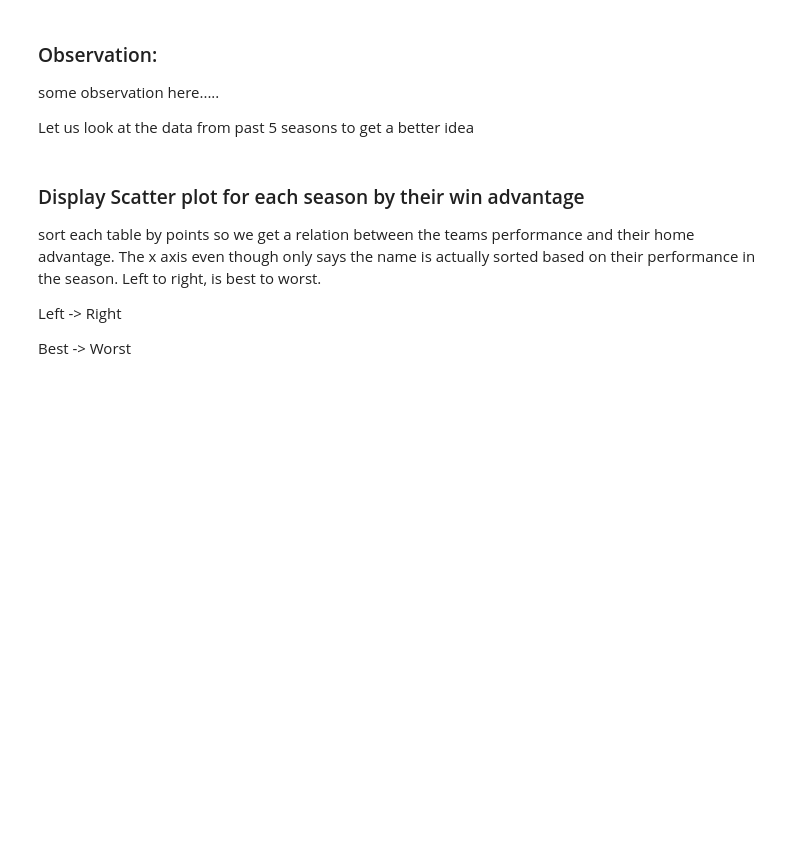
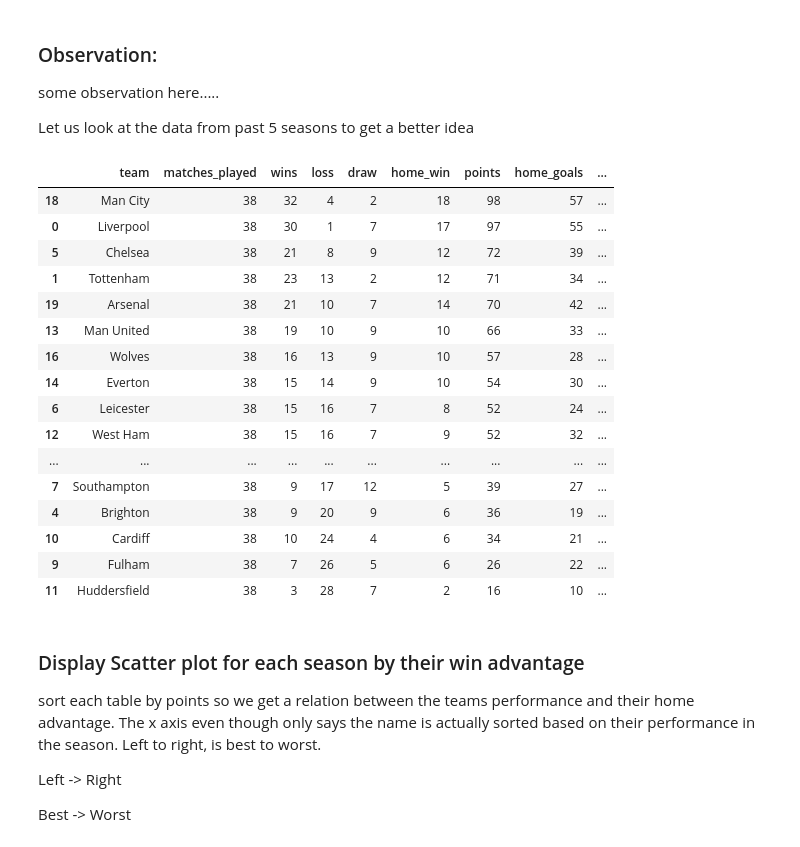
Before and after one commit to vsehgal1/320Final, a Jupyter notebook: 320Final_Project.ipynb, the cells around one changed output. Cells and saved outputs as stored; diff of their text form; code cells hidden in the pictures; blank space fills up the shorter version.

Commit message:
tables merged

```diff
--- a/320Final_Project.ipynb
+++ b/320Final_Project.ipynb
@@ -217,15 +217,39 @@ Let us look at the data from past 5 seasons to get a better idea
 # %%
 # Load data from other 4 seasons: 14-15, 15-16, 16-17, 17-18
 epl_table1415 = data_to_df(pd.read_csv('14_15_data.csv'))
 epl_table1516 = data_to_df(pd.read_csv('15_16_data.csv'))
 epl_table1617 = data_to_df(pd.read_csv('16_17_data.csv'))
 epl_table1718 = data_to_df(pd.read_csv('17_18_data.csv'))
 epl_table1819 = epl_points
 lst = [epl_table1415, epl_table1516, epl_table1617, epl_table1718]
+year = 0
+epl_table1819['year'] = [2018]*20
 for i in lst:
     i['home_win%'] = epl_points['home_win']/19
     i['total_win%'] = epl_points['wins']/epl_points['matches_played']
     i['home_advantage'] = (i['home_goals'] - i['home_goals_conceded']) /19
+    i['year'] = [2014 + year]*20
+    year += 1
+
+epl_table1819
+# %% [output]
+|  | team | matches_played | wins | loss | draw | home_win | points | home_goals | ... |
+| 18 | Man City | 38 | 32 | 4 | 2 | 18 | 98 | 57 | ... |
+| 0 | Liverpool | 38 | 30 | 1 | 7 | 17 | 97 | 55 | ... |
+| 5 | Chelsea | 38 | 21 | 8 | 9 | 12 | 72 | 39 | ... |
+| 1 | Tottenham | 38 | 23 | 13 | 2 | 12 | 71 | 34 | ... |
+| 19 | Arsenal | 38 | 21 | 10 | 7 | 14 | 70 | 42 | ... |
+| 13 | Man United | 38 | 19 | 10 | 9 | 10 | 66 | 33 | ... |
+| 16 | Wolves | 38 | 16 | 13 | 9 | 10 | 57 | 28 | ... |
+| 14 | Everton | 38 | 15 | 14 | 9 | 10 | 54 | 30 | ... |
+| 6 | Leicester | 38 | 15 | 16 | 7 | 8 | 52 | 24 | ... |
+| 12 | West Ham | 38 | 15 | 16 | 7 | 9 | 52 | 32 | ... |
+| ... | ... | ... | ... | ... | ... | ... | ... | ... | ... |
+| 7 | Southampton | 38 | 9 | 17 | 12 | 5 | 39 | 27 | ... |
+| 4 | Brighton | 38 | 9 | 20 | 9 | 6 | 36 | 19 | ... |
+| 10 | Cardiff | 38 | 10 | 24 | 4 | 6 | 34 | 21 | ... |
+| 9 | Fulham | 38 | 7 | 26 | 5 | 6 | 26 | 22 | ... |
+| 11 | Huddersfield | 38 | 3 | 28 | 7 | 2 | 16 | 10 | ... |
 # %% [markdown]
 ### Display Scatter plot for each season by their win advantage
 
```
Also changed, not shown: parts of 5 cells of this notebook.
